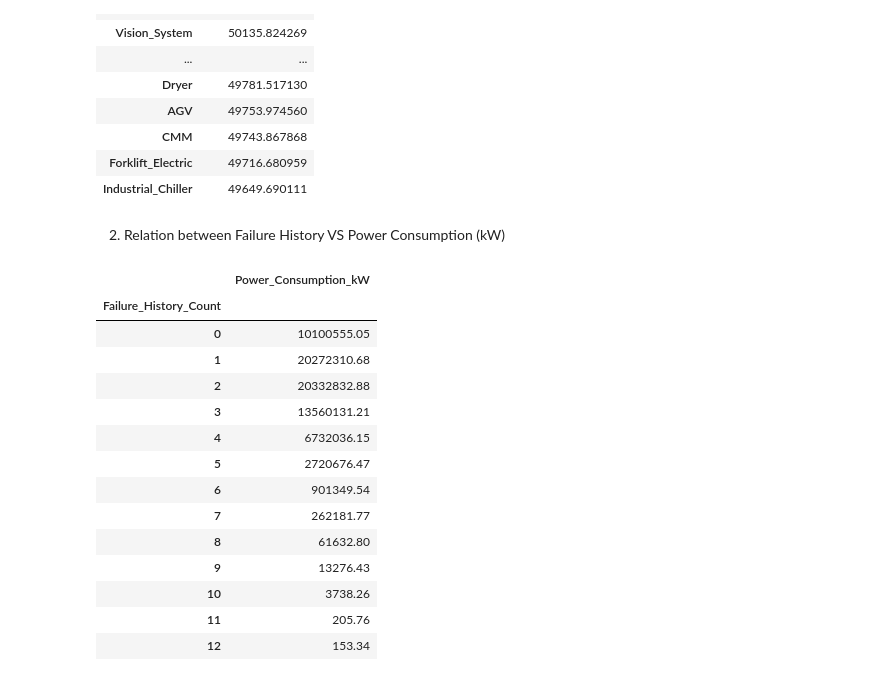
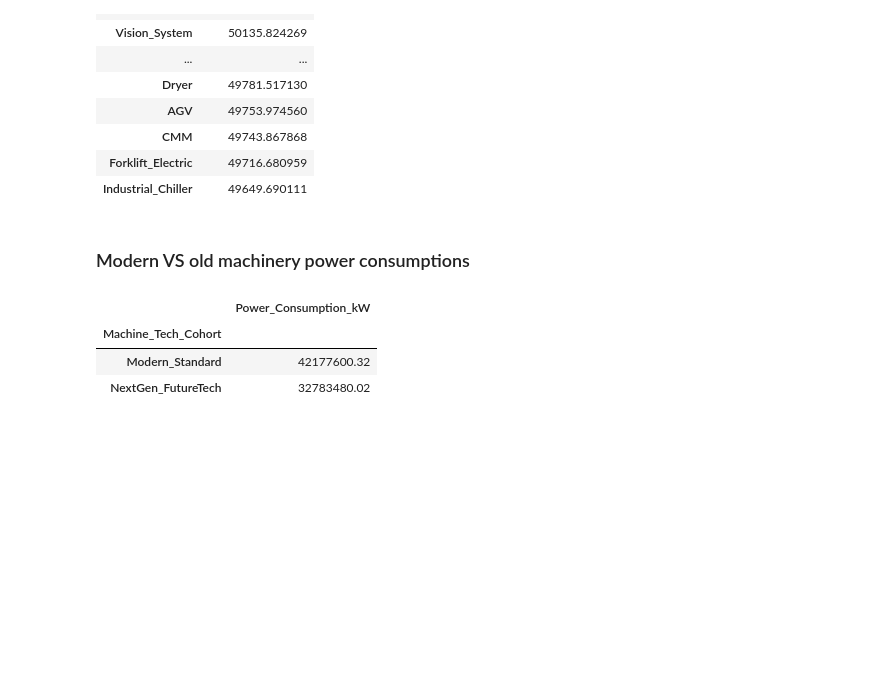
Before and after one commit to bahaa24git/NTI-Machine-Maintenance-Prediction, a Jupyter notebook: factory.ipynb, the cells around one changed output. Cells and saved outputs as stored; diff of their text form; code cells hidden in the pictures; blank space fills up the shorter version.

```diff
--- a/factory.ipynb
+++ b/factory.ipynb
@@ -192,0 +238,10 @@ dtype: int64
+# %%
+def assign_cohort(year):
+    if year < 2000:
+        return 'Legacy_Pre2000'
+    elif 2000 <= year <= 2022:
+        return 'Modern_Standard'
+    else:
+        return 'NextGen_FutureTech'
+
+df['Machine_Tech_Cohort'] = df['Installation_Year'].apply(assign_cohort)
@@ -192,0 +250,4 @@ dtype: int64
+# %%
+df['Maintenance_Decay_Factor'] = 1 - np.exp(-df['Last_Maintenance_Days_Ago'] / 90.0)
+df['MTBF_Proxy'] = df['Operational_Hours'] / (df['Failure_History_Count'] + 1)
+df['Maintenance_Inefficiency_Index'] = (df['Failure_History_Count'] + 1) / (df['Maintenance_History_Count'] + 1)
@@ -192,0 +256,6 @@ dtype: int64
+# %%
+eps = 1e-5
+df['Specific_Vibration_Energy'] = (df['Vibration_mms']**2) / (np.log(df['Power_Consumption_kW'] + 1) + eps)
+df['Cumulative_Mechanical_Stress'] = df['Operational_Hours'] * np.sqrt(df['Power_Consumption_kW'] * df['Temperature_C'])
+type_temp_mean = df.groupby('Machine_Type')['Temperature_C'].transform('mean')
+df['Thermal_Degradation_Index'] = np.exp(df['Temperature_C'] / (type_temp_mean + eps))
@@ -192,0 +264,16 @@ dtype: int64
+# %%
+sensor_cols = ['Temperature_C', 'Vibration_mms', 'Sound_dB', 'Power_Consumption_kW']
+
+for col in sensor_cols:
+    mean = df.groupby('Machine_Type')[col].transform('mean')
+    std = df.groupby('Machine_Type')[col].transform('std') + eps
+    df[f'{col}_Z'] = (df[col] - mean) / std
+
+df['Multivariate_Anomaly_Score'] = np.sqrt(
+    df['Temperature_C_Z']**2 +
+    df['Vibration_mms_Z']**2 +
+    df['Sound_dB_Z']**2 +
+    df['Power_Consumption_kW_Z']**2
+)
+
+df.drop(columns=[f'{col}_Z' for col in sensor_cols], inplace=True)
@@ -234,22 +330,11 @@ df.groupby('Machine_Type')['Operational_Hours'].mean().sort_values(ascending=Fal
 | Forklift_Electric | 49716.680959 |
 | Industrial_Chiller | 49649.690111 |
 # %% [markdown]
-2) Relation between Failure History VS Power Consumption (kW)
+### Modern VS old machinery power consumptions
 # %%
-df.groupby('Failure_History_Count')['Power_Consumption_kW'].sum().sort_index().to_frame()
+df.groupby('Machine_Tech_Cohort')['Power_Consumption_kW'].sum().to_frame()
 # %% [output]
 |  | Power_Consumption_kW |
-| Failure_History_Count |  |
-| 0 | 10100555.05 |
-| 1 | 20272310.68 |
-| 2 | 20332832.88 |
-| 3 | 13560131.21 |
-| 4 | 6732036.15 |
-| 5 | 2720676.47 |
-| 6 | 901349.54 |
-| 7 | 262181.77 |
-| 8 | 61632.80 |
-| 9 | 13276.43 |
-| 10 | 3738.26 |
-| 11 | 205.76 |
-| 12 | 153.34 |
+| Machine_Tech_Cohort |  |
+| Modern_Standard | 42177600.32 |
+| NextGen_FutureTech | 32783480.02 |
```
Also changed, not shown: parts of 24 cells of this notebook.
